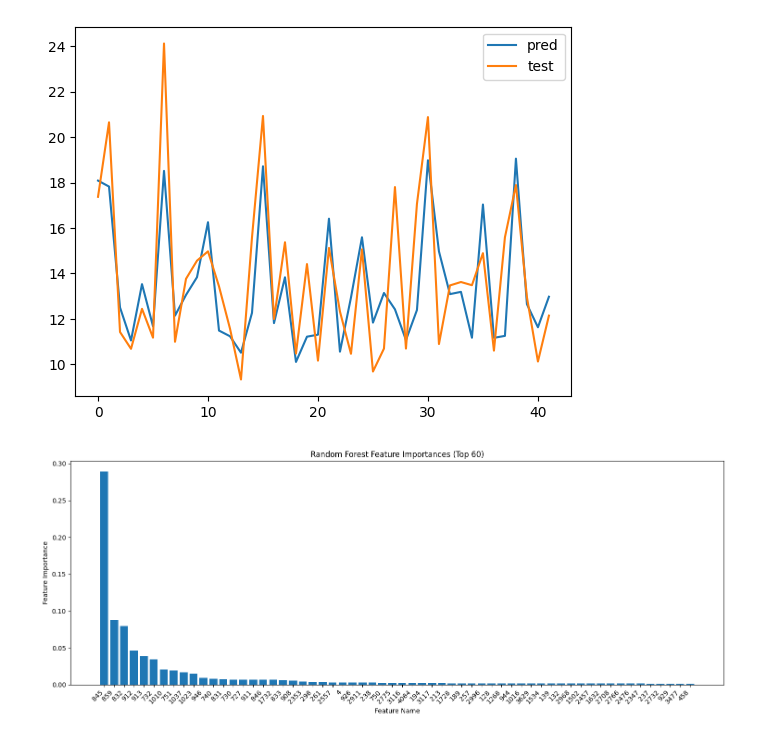
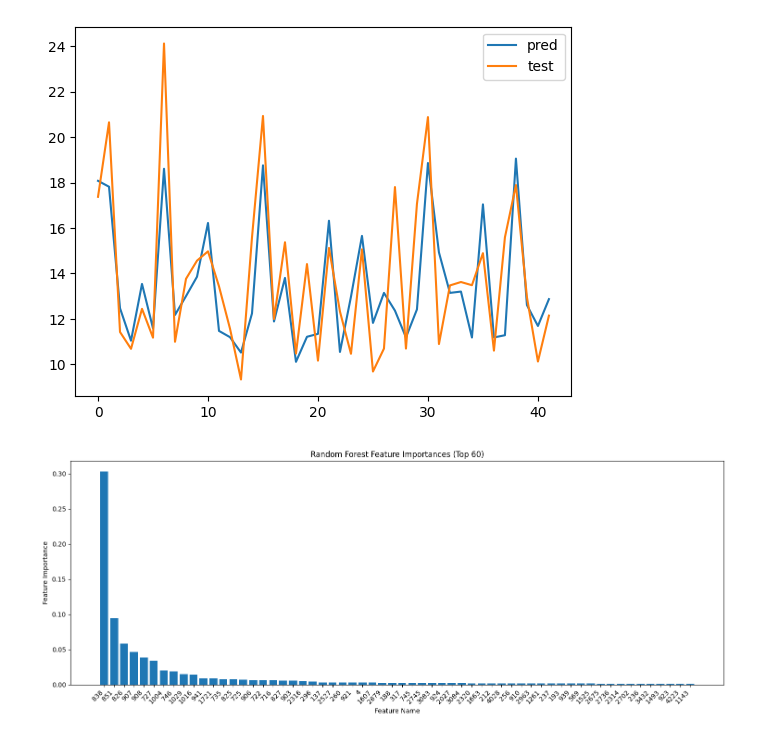
Before and after one commit to nour-m-bouayed/TSFEL_Review, a Jupyter notebook: TSFEL_ExtrRegr_Energy.ipynb, the cells around one changed output. Cells and saved outputs as stored; diff of their text form; code cells hidden in the pictures.

```diff
--- a/TSFEL_ExtrinsicRegression.ipynb
+++ b/TSFEL_ExtrRegr_Energy.ipynb
@@ -75,4 +64,5 @@ data = pd.concat((X_train,X_test),axis=0)
 # %%
+data = X_train.copy()
 sample = data.iloc[0]
 sample[0].index.hour
 # %% [output]
@@ -324,10 +276,12 @@ len(corr_features)
 # %%
-# Highly correlated features are removed
-# X_train_features_selected.drop(corr_features, axis=1, inplace=True)
-# X_test_features_selected.drop(corr_features, axis=1, inplace=True)
+from sklearn import preprocessing
+
+# # Highly correlated features are removed
+# X_train_features.drop(corr_features, axis=1, inplace=True)
+# X_test_features.drop(corr_features, axis=1, inplace=True)
 
 
 # Normalising Features
-scaler = preprocessing.MinMaxScaler()
-nX_train_features_selected = pd.DataFrame(scaler.fit_transform(X_train_features_selected))
-nX_test_features_selected = pd.DataFrame(scaler.transform(X_test_features_selected))
+scaler = preprocessing.StandardScaler()
+nX_train_features = pd.DataFrame(scaler.fit_transform(X_train_features))
+nX_test_features = pd.DataFrame(scaler.transform(X_test_features))
@@ -341,10 +293,10 @@ from sklearn.metrics import mean_squared_error
 
 # Initialize and train a random forest regressor
 regressor = RandomForestRegressor(n_estimators=100, random_state=42)
-regressor.fit(nX_train_features_selected, y_train)
+regressor.fit(nX_train_features, y_train)
 
 # Make predictions on the test set and evaluate the model
-y_pred = regressor.predict(nX_test_features_selected)
+y_pred = regressor.predict(nX_test_features)
 mse = mean_squared_error(y_test, y_pred)
 
 # Results
@@ -370,22 +322,22 @@ plt.legend()
 [figure]
 # %%
 
-feature_names = nX_train_features_selected.columns.tolist()
+feature_names = nX_train_features.columns.tolist()
 feature_importances = regressor.feature_importances_
 
 # Sort indices based on feature importance
 indices = np.argsort(feature_importances)[::-1]
 
 # Plotting the feature importances with feature names
 # Plotting the feature importances for the first 60 features
 plt.figure(figsize=(15, 6))
 plt.bar(range(60), feature_importances[indices][:60], align="center")
 plt.xticks(range(60), [feature_names[i] for i in indices][:60], rotation=45, ha="right")
 plt.xlabel("Feature Name")
 plt.ylabel("Feature Importance")
 plt.title("Random Forest Feature Importances (Top 60)")
 plt.tight_layout()
 plt.show()
 # %% [output]
-[figure, old version]
+[figure, new version]
 # %%
```
Also changed, not shown: parts of 28 cells of this notebook, 3 other files.
